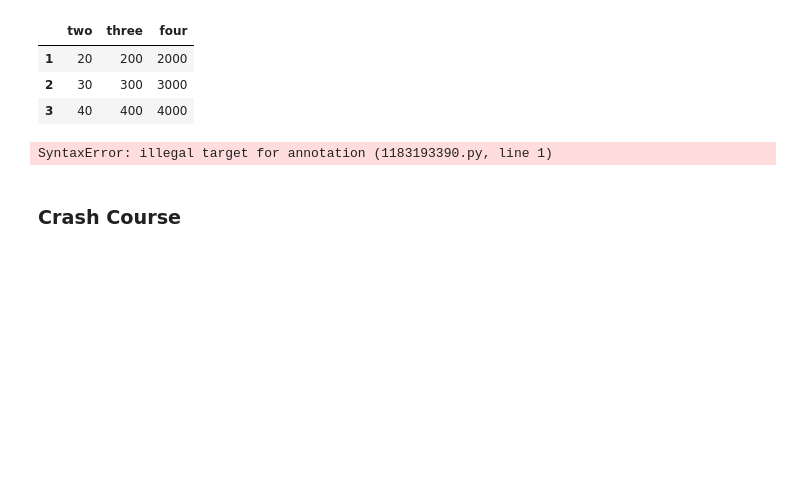
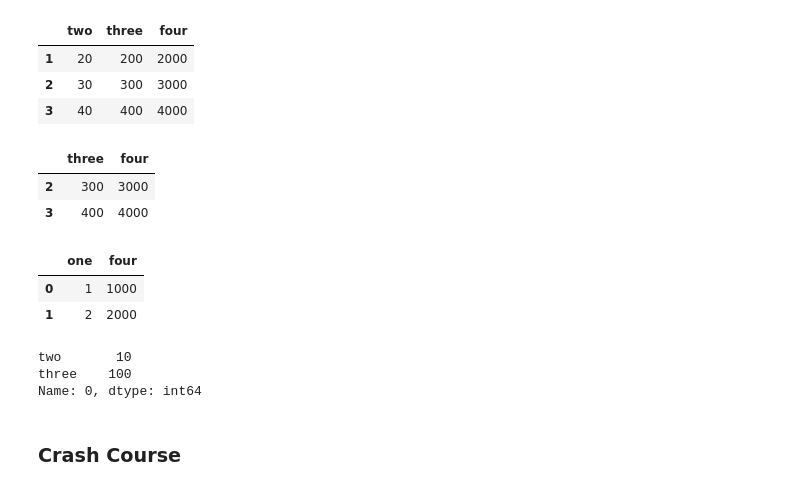
Before and after one commit to ApurbaKumarMajumder/Machine-Learning, a Jupyter notebook: pandas.ipynb, the cells around one changed output. Saved outputs shown, nothing was run; the diff lists cells and outputs as text; code cells hidden in the pictures; blank space fills up the shorter version.

Commit message:
loc and iloc

```diff
--- a/pandas.ipynb
+++ b/pandas.ipynb
@@ -375,10 +375,29 @@ df.loc[1:3, 'two': 'four']
 | 1 | 20 | 200 | 2000 |
 | 2 | 30 | 300 | 3000 |
 | 3 | 40 | 400 | 4000 |
-# %%
-24:24
-# %% [output]
-SyntaxError: illegal target for annotation (1183193390.py, line 1)
+# %%
+# data for column three & four where the value of column two is more than 20
+
+df.loc[df['two'] > 20, ['three', 'four']]
+# %% [output]
+|  | three | four |
+| 2 | 300 | 3000 |
+| 3 | 400 | 4000 |
+# %%
+df.loc[df['three'] < 300, ['one', 'four']]
+# %% [output]
+|  | one | four |
+| 0 | 1 | 1000 |
+| 1 | 2 | 2000 |
+# %%
+df.iloc[0, 1:3]
+
+# 0 index value (1st row)
+# data from the columns between two & four, -- two three & four
+# %% [output]
+two       10
+three    100
+Name: 0, dtype: int64
 # %% [markdown]
 ### Crash Course
 # %%
```
